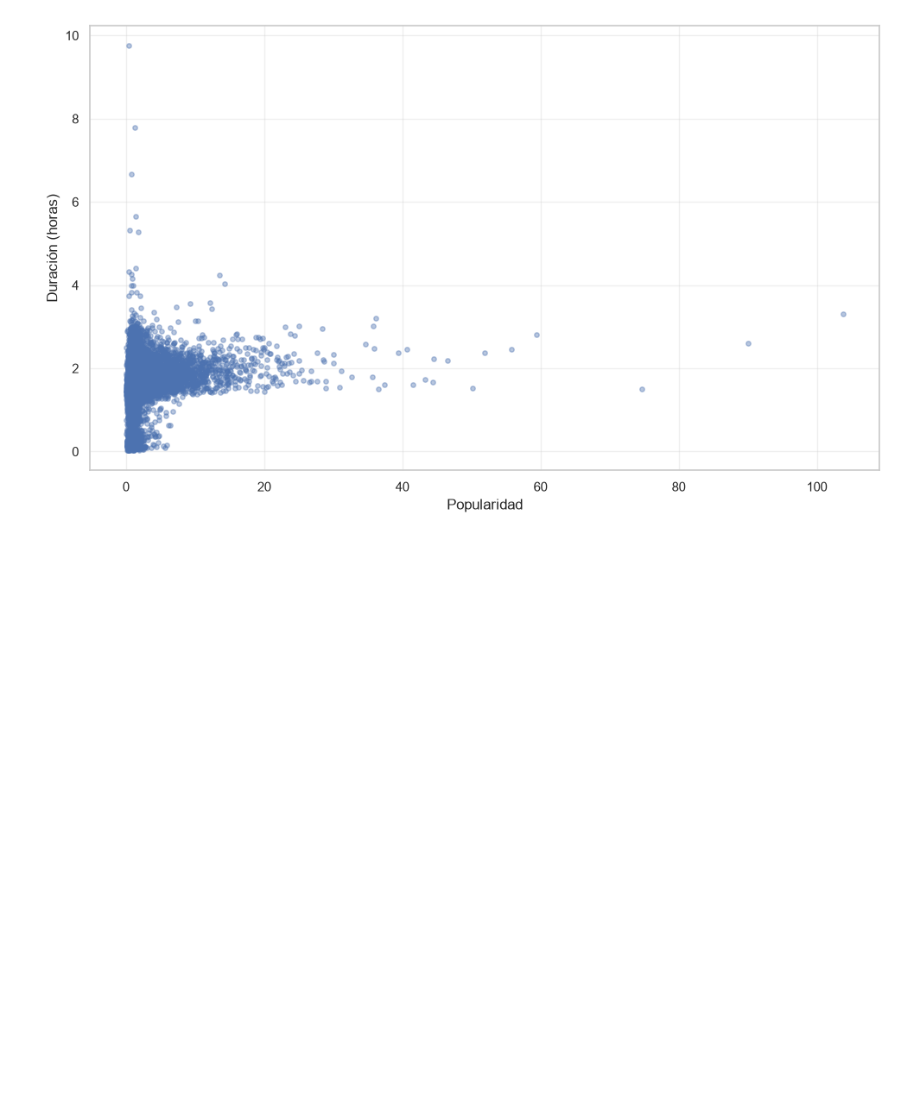
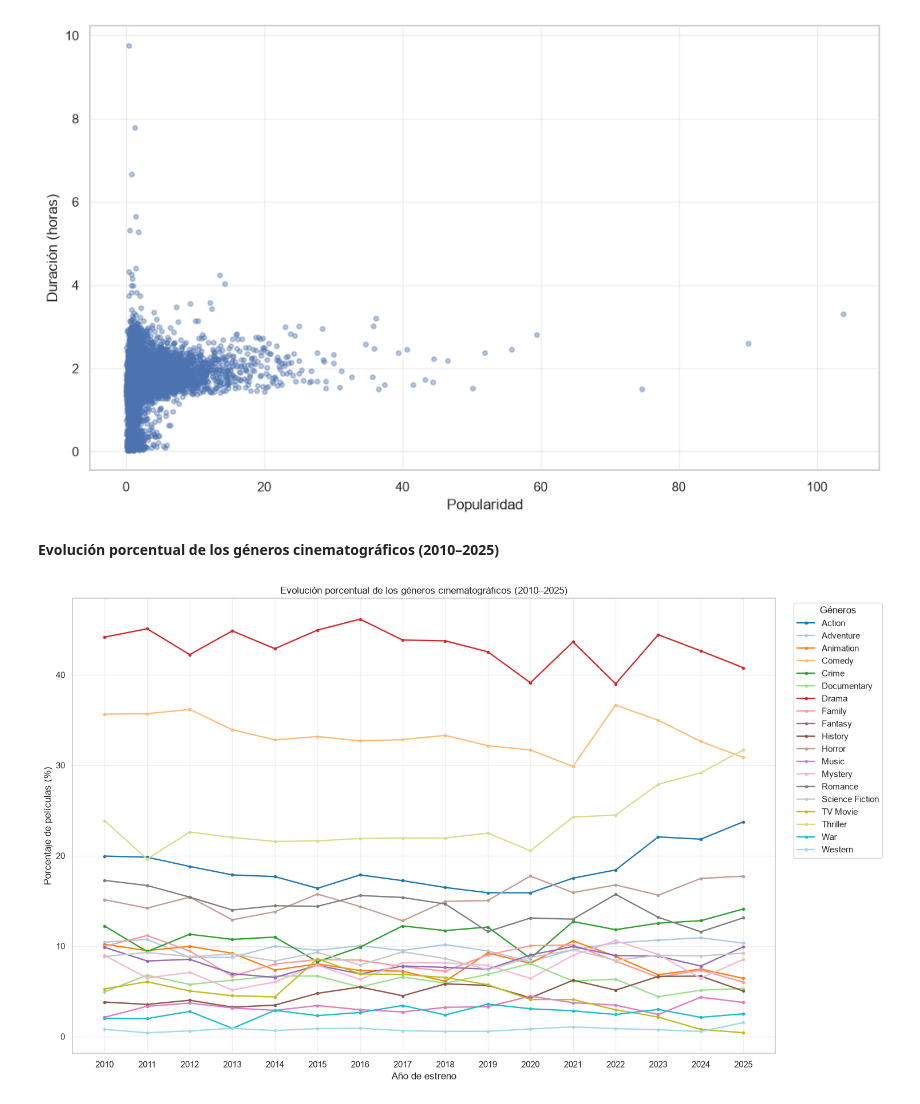
Before and after one commit to yetgx/mcdi500-tmdb-grupo4, a Jupyter notebook: F1/movies.ipynb, the cells around one changed output. Drawn from its saved outputs; the diff is of its cells as text; code cells hidden in the pictures; blank space fills up the shorter version.

```diff
--- a/F1/movies.ipynb
+++ b/F1/movies.ipynb
@@ -406,3 +406,64 @@ plt.tight_layout()
 plt.show()
 # %% [output]
 [figure]
+# %% [markdown]
+**Evolución porcentual de los géneros cinematográficos (2010–2025)**
+# %%
+df_g = df.copy()
+df_g['year'] = pd.to_datetime(
+    df_g['release_date'], errors='coerce'
+).dt.year
+
+df_g['genres'] = df_g['genres'].str.split('|')
+df_g = df_g.explode('genres')
+df_g['genres'] = df_g['genres'].str.strip()
+
+df_g = df_g[
+    df_g['year'].between(2010, 2025)
+    & df_g['genres'].notna()
+    & df_g['genres'].ne('')
+]
+todos_generos = df_g['genres'].value_counts().index
+total_anual = (
+    df_g.groupby('year')['movie_id']
+    .nunique()
+    .reindex(range(2010, 2026))
+)
+generos_anuales = (
+    df_g.groupby(['year', 'genres'])['movie_id']
+    .nunique()
+    .unstack(fill_value=0)
+    .reindex(range(2010, 2026), fill_value=0)
+)
+generos_porcentaje = (
+    generos_anuales
+    .div(total_anual.replace(0, float('nan')), axis=0)
+    * 100
+)
+ax = generos_porcentaje.plot(
+    kind='line',
+    figsize=(15, 9),
+    linewidth=1.7,
+    marker='o',
+    markersize=3,
+    colormap='tab20'
+)
+ax.set_title(
+    'Evolución porcentual de los géneros cinematográficos (2010–2025)'
+)
+ax.set_xlabel('Año de estreno')
+ax.set_ylabel('Porcentaje de películas (%)')
+ax.set_xticks(range(2010, 2026))
+
+ax.legend(
+    title='Géneros',
+    bbox_to_anchor=(1.02, 1),
+    loc='upper left'
+)
+
+ax.grid(alpha=0.3)
+
+plt.tight_layout()
+plt.show()
+# %% [output]
+[figure, added]
```
Also changed, not shown: parts of 1 cell of this notebook.
